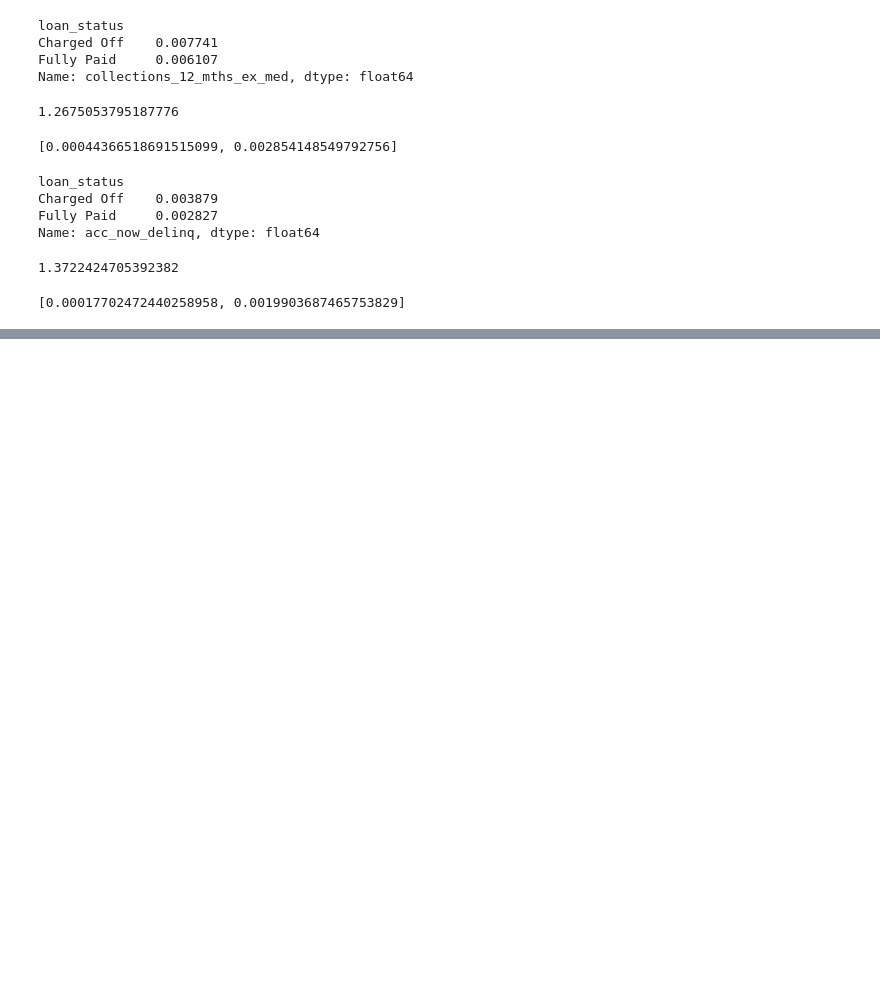
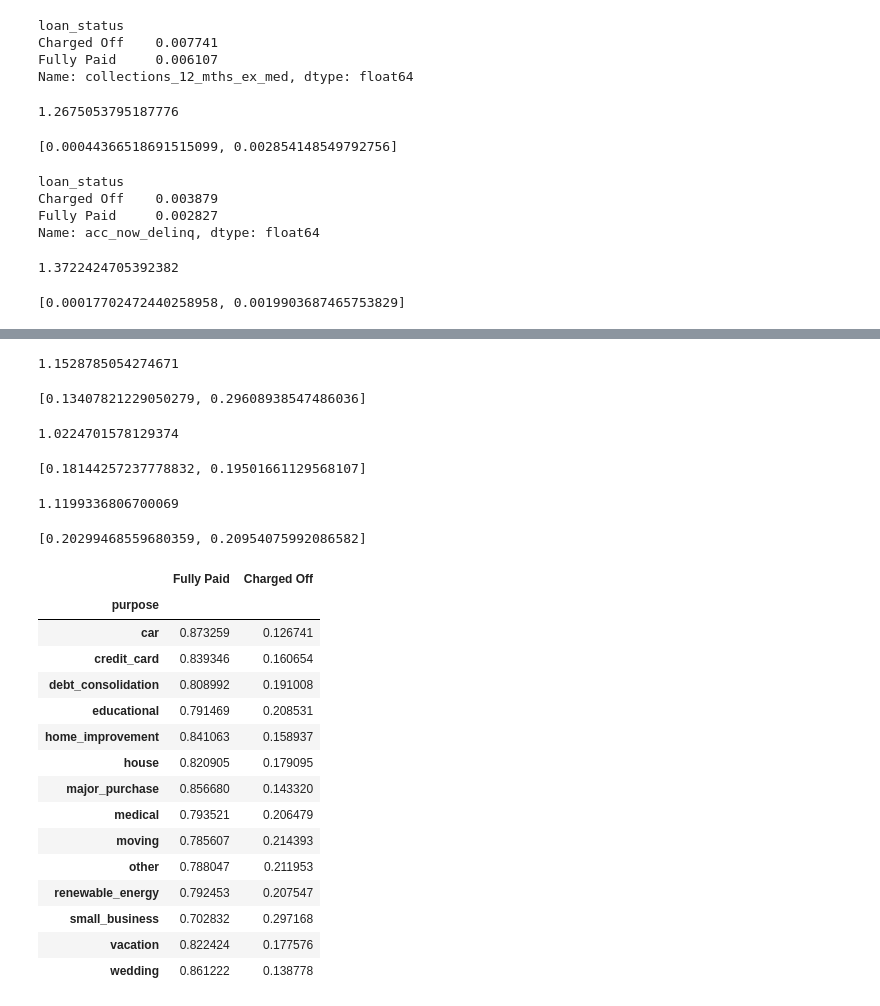
Before and after one commit to jsabrams/ds_workshop, a Jupyter notebook: capstone_project/data_exploration.ipynb, the cells around one changed output, grey strips where cells are left out. Cells and saved outputs as stored; diff of their text form; code cells hidden in the pictures; blank space fills up the shorter version.

```diff
--- a/capstone_project/data_exploration.ipynb
+++ b/capstone_project/data_exploration.ipynb
@@ -365,0 +381,6 @@ pub_rec
+# %%
+#home ownership
+#There is one loan with home_ownwership == 'ANY', add that to 'OTHER'
+loans.home_ownership.replace(to_replace = 'ANY', value = 'OTHER', inplace = True)
+#Print the fully paid and charged off rates for each ownership category
+loans.groupby('home_ownership').loan_status.value_counts(normalize = True).unstack()
@@ -365,0 +427,72 @@ pub_rec
+# %%
+#is_other
+eff_size = (
+    loans[loans.home_ownership == 'OTHER'].loan_status.replace(['Fully Paid', 'Charged Off'], value = [0, 1]).mean() /
+    chrg_off_rate)
+eff_size
+#Modest effect of is_other
+# %% [output]
+1.1528785054274671
+# %%
+prct = ut.mean_bootstrap(
+    loans[loans.home_ownership == 'OTHER'].loan_status.replace(['Fully Paid', 'Charged Off'], value = [0, 1]),
+    99.5, 0.5)
+prct
+#Effect is not reliable
+# %% [output]
+[0.13407821229050279, 0.29608938547486036]
+# %%
+#is_own
+eff_size = (
+    loans[loans.home_ownership == 'OWN'].loan_status.replace(['Fully Paid', 'Charged Off'], value = [0, 1]).mean() /
+    chrg_off_rate)
+eff_size
+#Small effect of is_own
+# %% [output]
+1.0224701578129374
+# %%
+prct = ut.mean_bootstrap(
+    loans[loans.home_ownership == 'OWN'].loan_status.replace(['Fully Paid', 'Charged Off'], value = [0, 1]),
+    99.5, 0.5)
+prct
+#Effect is not reliable
+# %% [output]
+[0.18144257237778832, 0.19501661129568107]
+# %%
+#is_rent
+eff_size = (
+    loans[loans.home_ownership == 'RENT'].loan_status.replace(['Fully Paid', 'Charged Off'], value = [0, 1]).mean() /
+    chrg_off_rate)
+eff_size
+#Modest effect of is_rent
+# %% [output]
+1.1199336806700069
+# %%
+prct = ut.mean_bootstrap(
+    loans[loans.home_ownership == 'RENT'].loan_status.replace(['Fully Paid', 'Charged Off'], value = [0, 1]),
+    99.5, 0.5)
+prct
+#Effect is reliable
+# %% [output]
+[0.20299468559680359, 0.20954075992086582]
+# %%
+#loan purpose
+#Print the fully paid and charged off rates for each purpose category
+loans.groupby('purpose').loan_status.value_counts(normalize = True).unstack()
+# %% [output]
+|  | Fully Paid | Charged Off |
+| purpose |  |  |
+| car | 0.873259 | 0.126741 |
+| credit_card | 0.839346 | 0.160654 |
+| debt_consolidation | 0.808992 | 0.191008 |
+| educational | 0.791469 | 0.208531 |
+| home_improvement | 0.841063 | 0.158937 |
+| house | 0.820905 | 0.179095 |
+| major_purchase | 0.856680 | 0.143320 |
+| medical | 0.793521 | 0.206479 |
+| moving | 0.785607 | 0.214393 |
+| other | 0.788047 | 0.211953 |
+| renewable_energy | 0.792453 | 0.207547 |
+| small_business | 0.702832 | 0.297168 |
+| vacation | 0.822424 | 0.177576 |
+| wedding | 0.861222 | 0.138778 |
```
Also changed, not shown: parts of 46 cells of this notebook.
